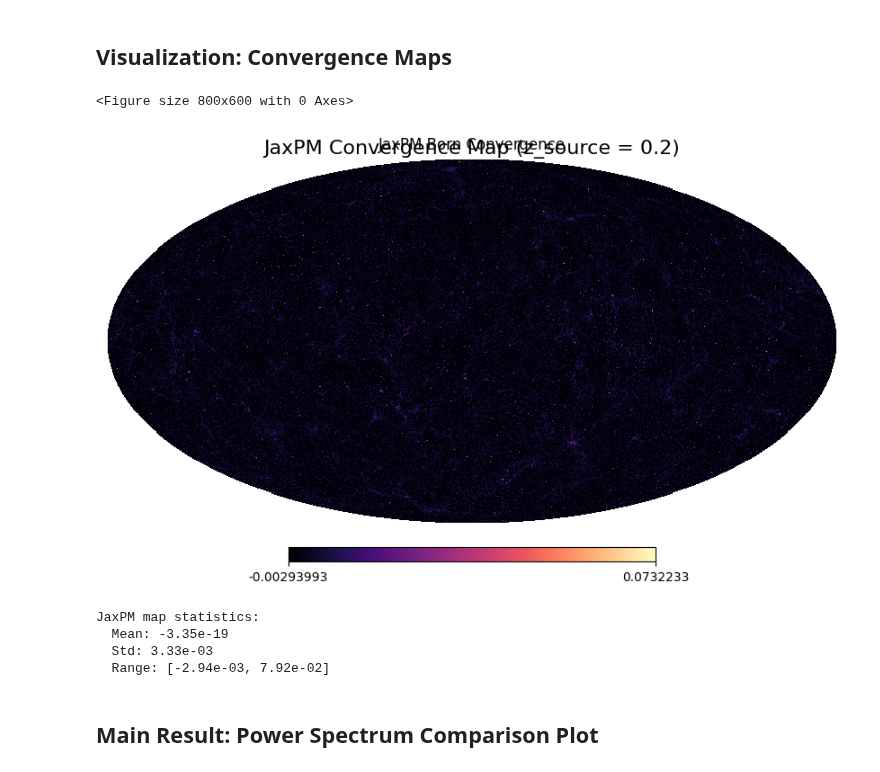
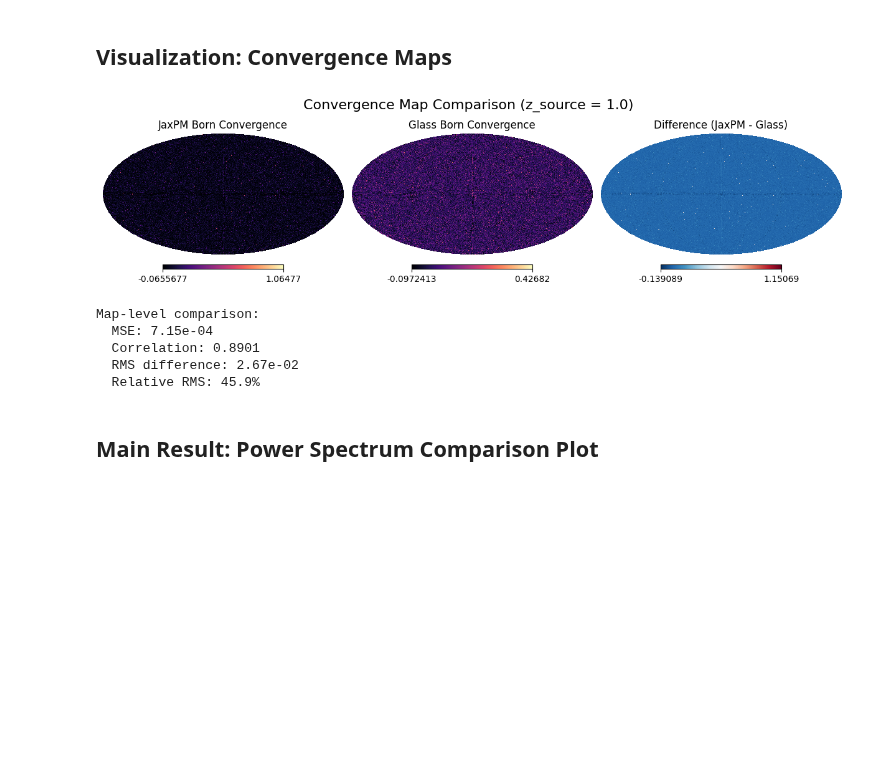
Before and after one commit to DifferentiableUniverseInitiative/JaxPM, a Jupyter notebook: notebooks/08-convergence-vs-glass.ipynb, the cells around one changed output. Saved outputs shown, nothing was run; the diff lists cells and outputs as text; code cells hidden in the pictures; blank space fills up the shorter version.

```diff
--- a/notebooks/08-convergence-vs-glass.ipynb
+++ b/notebooks/08-convergence-vs-glass.ipynb
@@ -500,55 +520,41 @@ Power spectrum statistics:
 ## Visualization: Convergence Maps
 # %%
 # Plot convergence maps
-if GLASS_AVAILABLE and convergence_glass is not None:
-    fig = plt.figure(figsize=(18, 6))
+fig = plt.figure(figsize=(12, 3))
 
-    # JaxPM map
-    hp.mollview(convergence_jaxpm, title="JaxPM Born Convergence",
-                cmap="magma", sub=(1, 3, 1), cbar=True)
+# JaxPM map
+hp.mollview(convergence_jaxpm, title="JaxPM Born Convergence",
+            cmap="magma", sub=(1, 3, 1), cbar=True)
 
-    # Glass map
-    hp.mollview(convergence_glass, title="Glass Born Convergence",
-                cmap="magma", sub=(1, 3, 2), cbar=True)
+# Glass map
+hp.mollview(convergence_glass, title="Glass Born Convergence",
+            cmap="magma", sub=(1, 3, 2), cbar=True)
 
-    # Difference map
-    diff_map = np.array(convergence_jaxpm) - convergence_glass
-    hp.mollview(diff_map, title="Difference (JaxPM - Glass)",
-                cmap="RdBu_r", sub=(1, 3, 3), cbar=True)
+# Difference map
+diff_map = np.array(convergence_jaxpm) - convergence_glass
+hp.mollview(diff_map, title="Difference (JaxPM - Glass)",
+            cmap="RdBu_r", sub=(1, 3, 3), cbar=True)
 
-    plt.suptitle(f"Convergence Map Comparison (z_source = {z_source})", fontsize=16)
-    plt.tight_layout()
-    plt.show()
+plt.suptitle(f"Convergence Map Comparison (z_source = {z_source})", fontsize=16)
+plt.tight_layout()
+plt.show()
 
-    # Compute map-level statistics
-    mse = compute_mse(convergence_jaxpm, convergence_glass)
-    corr = compute_correlation(convergence_jaxpm, convergence_glass)
+# Compute map-level statistics
+mse = compute_mse(convergence_jaxpm, convergence_glass)
+corr = compute_correlation(convergence_jaxpm, convergence_glass)
 
-    print(f"\nMap-level comparison:")
-    print(f"  MSE: {mse:.2e}")
-    print(f"  Correlation: {corr:.4f}")
-    print(f"  RMS difference: {np.sqrt(mse):.2e}")
-    print(f"  Relative RMS: {np.sqrt(mse) / np.std(convergence_jaxpm):.1%}")
-
-else:
-    # Only JaxPM map
-    plt.figure(figsize=(8, 6))
-    hp.mollview(convergence_jaxpm, title="JaxPM Born Convergence",
-                cmap="magma", cbar=True)
-    plt.suptitle(f"JaxPM Convergence Map (z_source = {z_source})", fontsize=16)
-    plt.show()
-
-    print(f"\nJaxPM map statistics:")
-    print(f"  Mean: {float(jnp.mean(convergence_jaxpm)):.2e}")
-    print(f"  Std: {float(jnp.std(convergence_jaxpm)):.2e}")
-    print(f"  Range: [{float(jnp.min(convergence_jaxpm)):.2e}, {float(jnp.max(convergence_jaxpm)):.2e}]")
+print(f"\nMap-level comparison:")
+print(f"  MSE: {mse:.2e}")
+print(f"  Correlation: {corr:.4f}")
+print(f"  RMS difference: {np.sqrt(mse):.2e}")
+print(f"  Relative RMS: {np.sqrt(mse) / np.std(convergence_jaxpm):.1%}")
 # %% [output]
+[figure, new version]
-<Figure size 800x600 with 0 Axes>
+Map-level comparison:
+  MSE: 7.15e-04
+  Correlation: 0.8901
+  RMS difference: 2.67e-02
+  Relative RMS: 45.9%
-[figure, old version]
-JaxPM map statistics:
-  Mean: -3.35e-19
-  Std: 3.33e-03
-  Range: [-2.94e-03, 7.92e-02]
 # %% [markdown]
 ## Main Result: Power Spectrum Comparison Plot
 # %%
```
Also changed, not shown: parts of 11 cells of this notebook, 1 other file.
